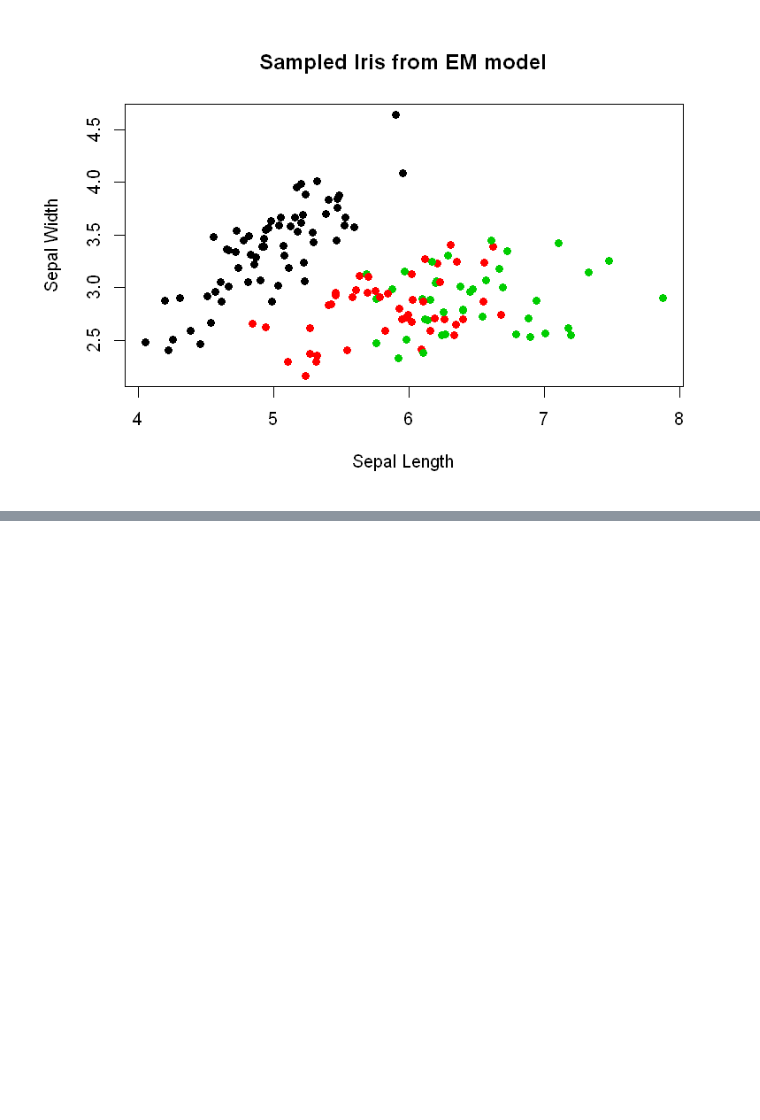
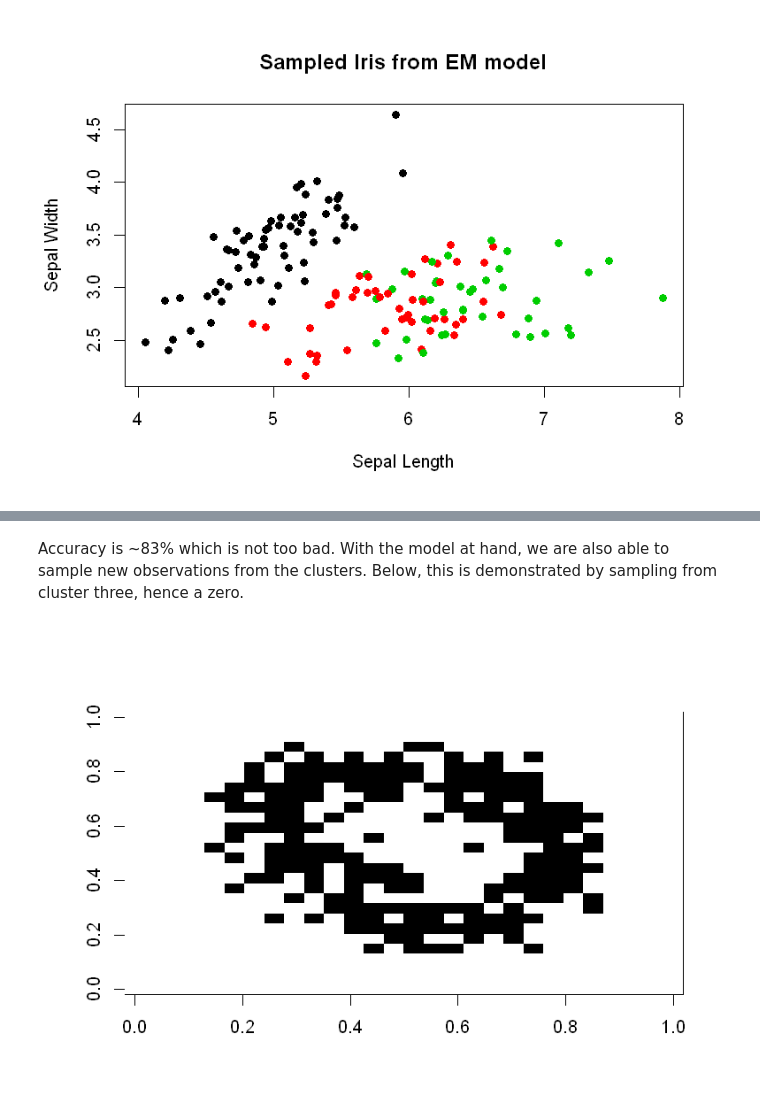
Before and after one commit to niruc100/Data-Science-With-R, a Jupyter notebook: Cluster Analysis.ipynb, the cells around one changed output, grey strips where cells are left out. Cells and saved outputs as stored; diff of their text form; code cells hidden in the pictures; blank space fills up the shorter version.

```diff
--- a/Cluster Analysis.ipynb
+++ b/Cluster Analysis.ipynb
@@ -342,0 +443,9 @@ xlab="Sepal Length", ylab='Sepal Width' ,main = "Sampled Iris from EM model")
+# %% [markdown]
+Accuracy is ~83% which is not too bad. With the model at hand, we are also able to sample new observations from the clusters. Below, this is demonstrated by sampling from cluster three, hence a zero.
+# %%
+set.seed(2022)
+sample_zero <- rbinom(784, 1, parameters(binomial_em)[,3])
+# %%
+plot_digit(sample_zero)
+# %% [output]
+[figure, added]
```
Also changed, not shown: parts of 33 cells of this notebook.
